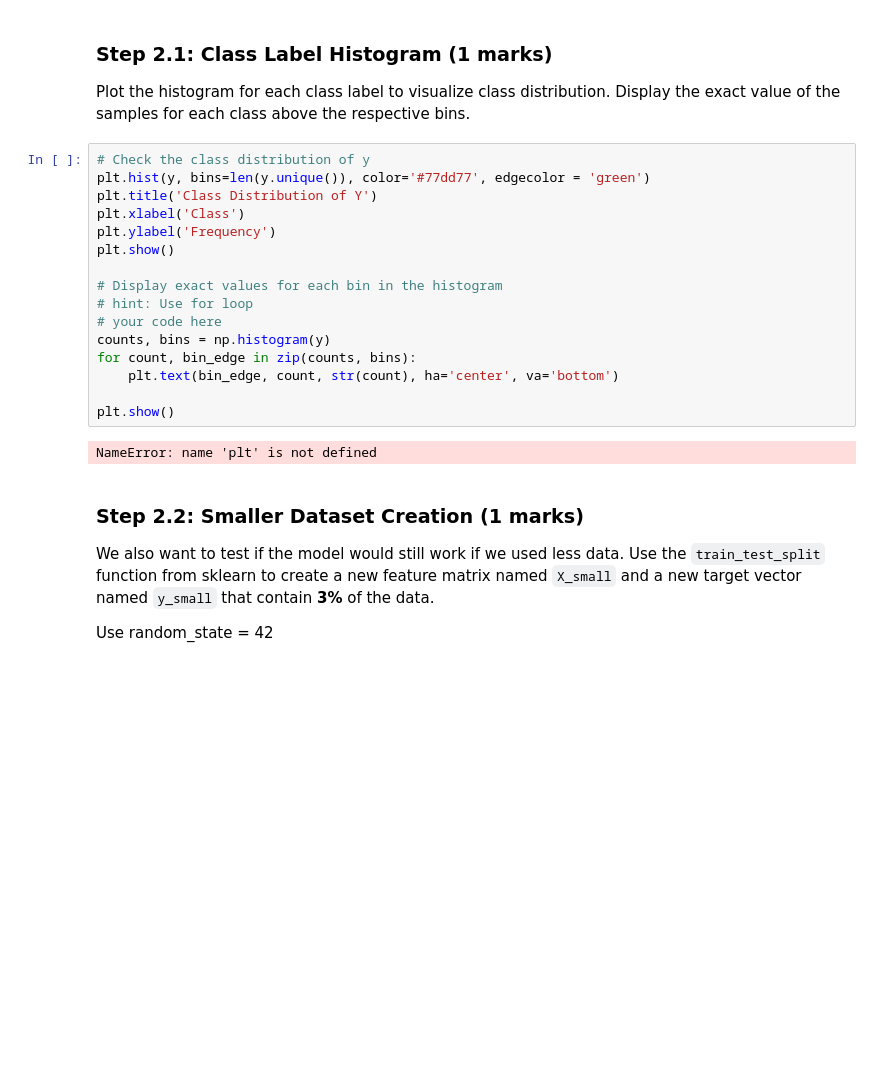
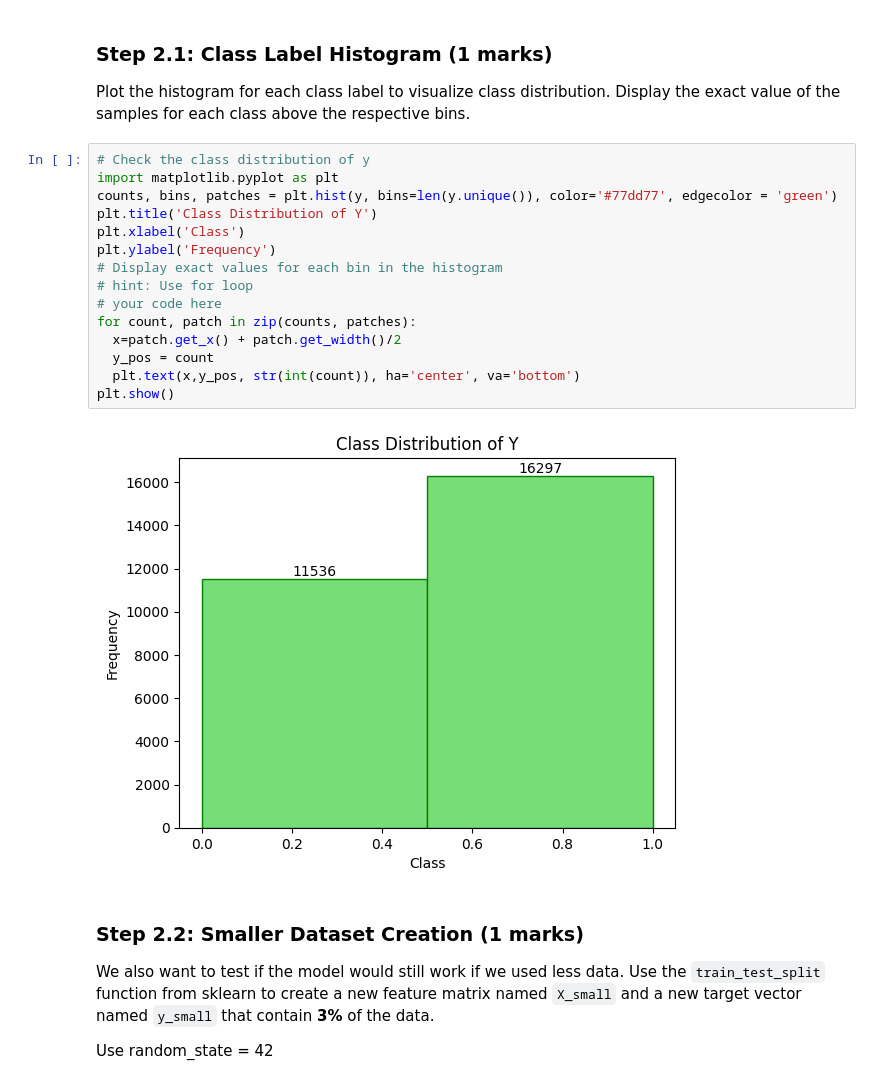
Before and after one commit to andrew-thai08/ENGG680_2025_Fall, a Jupyter notebook: Lab_Assignment2/Assignment2.ipynb, the cells around one changed output. Drawn from its saved outputs; the diff is of its cells as text; blank space fills up the shorter version.

```diff
--- a/Lab_Assignment2/Assignment2.ipynb
+++ b/Lab_Assignment2/Assignment2.ipynb
@@ -590,22 +590,21 @@ Size of y: (27833,)
 Plot the histogram for each class label to visualize class distribution. Display the exact value of the samples for each class above the respective bins.
 # %%
 # Check the class distribution of y
-plt.hist(y, bins=len(y.unique()), color='#77dd77', edgecolor = 'green')
+import matplotlib.pyplot as plt
+counts, bins, patches = plt.hist(y, bins=len(y.unique()), color='#77dd77', edgecolor = 'green')
 plt.title('Class Distribution of Y')
 plt.xlabel('Class')
 plt.ylabel('Frequency')
-plt.show()
-
 # Display exact values for each bin in the histogram
 # hint: Use for loop
 # your code here
-counts, bins = np.histogram(y)
-for count, bin_edge in zip(counts, bins):
-    plt.text(bin_edge, count, str(count), ha='center', va='bottom')
-
+for count, patch in zip(counts, patches):
+  x=patch.get_x() + patch.get_width()/2
+  y_pos = count
+  plt.text(x,y_pos, str(int(count)), ha='center', va='bottom')
 plt.show()
 # %% [output]
-NameError: name 'plt' is not defined
+[figure, added]
 # %% [markdown]
 ### Step 2.2: Smaller Dataset Creation (1 marks)
 
```
Also changed, not shown: parts of 1 cell of this notebook.
